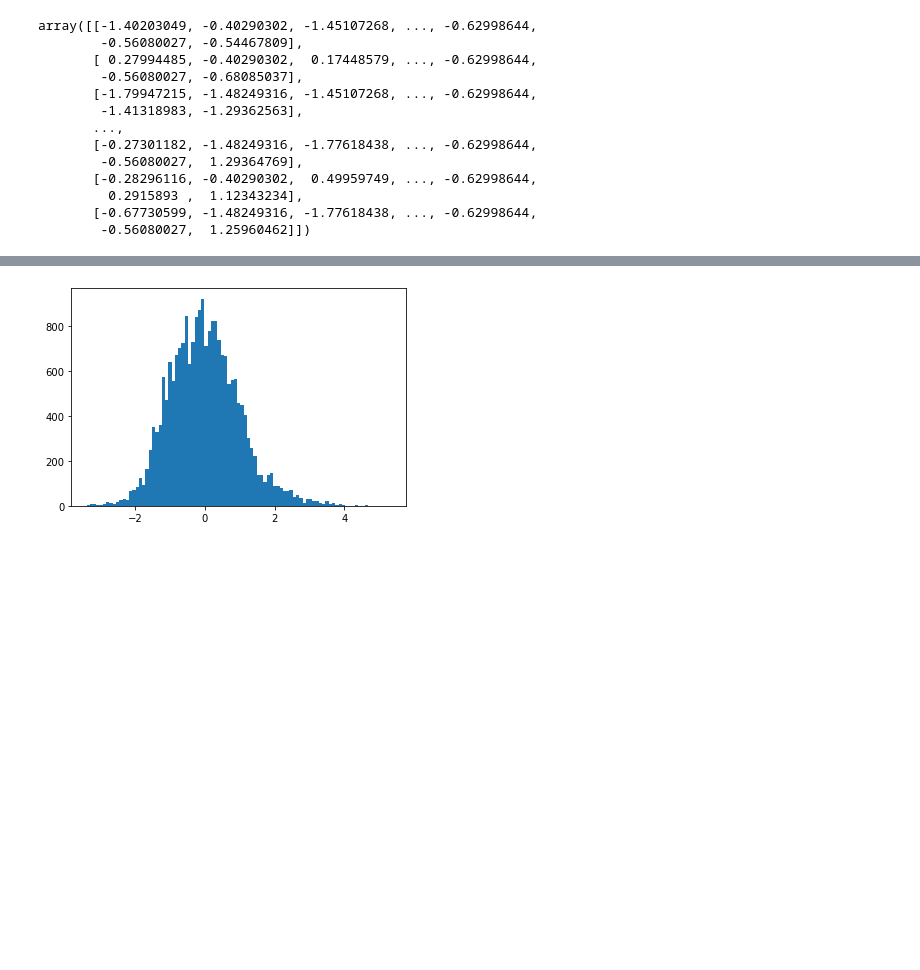
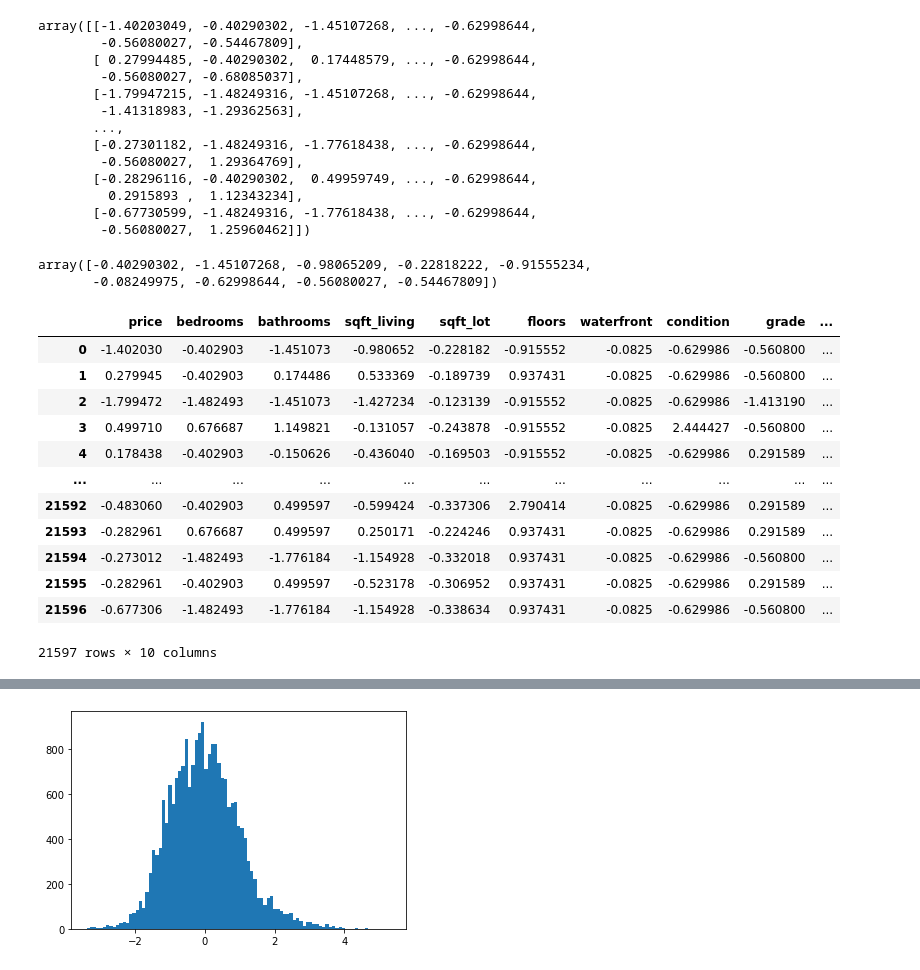
Before and after one commit to aishabaitemirovaothman/phase2_project_group7, a Jupyter notebook: aisha_notebook.ipynb, the cells around one changed output, grey strips where cells are left out. Cells and saved outputs as stored; diff of their text form; code cells hidden in the pictures; blank space fills up the shorter version.

```diff
--- a/aisha_notebook.ipynb
+++ b/aisha_notebook.ipynb
@@ -374,3 +357,35 @@ array([[-1.40203049, -0.40290302, -1.45107268, ..., -0.62998644,
          0.2915893 ,  1.12343234],
        [-0.67730599, -1.48249316, -1.77618438, ..., -0.62998644,
         -0.56080027,  1.25960462]])
+# %%
+df_standard_y = df_standard[:,0]
+
+df_standard_x = np.delete(df_standard,0,1)
+# %%
+df_standard_x[0]
+# %% [output]
+array([-0.40290302, -1.45107268, -0.98065209, -0.22818222, -0.91555234,
+       -0.08249975, -0.62998644, -0.56080027, -0.54467809])
+# %%
+df_standard_x_df = pd.DataFrame(df_standard_x, columns = ['bedrooms', 'bathrooms', 'sqft_living', 'sqft_lot', 'floors',
+       'waterfront', 'condition', 'grade', 'yr_built'])
+# %%
+df_standard_y_df = pd.DataFrame(df_standard_y, columns = ['price'])
+# %%
+concatenated_standard_dataframes = pd.concat([df_standard_y_df, df_standard_x_df], axis=1)
+# %%
+concatenated_standard_dataframes
+# %% [output]
+|  | price | bedrooms | bathrooms | sqft_living | sqft_lot | floors | waterfront | condition | grade | ... |
+| 0 | -1.402030 | -0.402903 | -1.451073 | -0.980652 | -0.228182 | -0.915552 | -0.0825 | -0.629986 | -0.560800 | ... |
+| 1 | 0.279945 | -0.402903 | 0.174486 | 0.533369 | -0.189739 | 0.937431 | -0.0825 | -0.629986 | -0.560800 | ... |
+| 2 | -1.799472 | -1.482493 | -1.451073 | -1.427234 | -0.123139 | -0.915552 | -0.0825 | -0.629986 | -1.413190 | ... |
+| 3 | 0.499710 | 0.676687 | 1.149821 | -0.131057 | -0.243878 | -0.915552 | -0.0825 | 2.444427 | -0.560800 | ... |
+| 4 | 0.178438 | -0.402903 | -0.150626 | -0.436040 | -0.169503 | -0.915552 | -0.0825 | -0.629986 | 0.291589 | ... |
+| ... | ... | ... | ... | ... | ... | ... | ... | ... | ... | ... |
+| 21592 | -0.483060 | -0.402903 | 0.499597 | -0.599424 | -0.337306 | 2.790414 | -0.0825 | -0.629986 | 0.291589 | ... |
+| 21593 | -0.282961 | 0.676687 | 0.499597 | 0.250171 | -0.224246 | 0.937431 | -0.0825 | -0.629986 | 0.291589 | ... |
+| 21594 | -0.273012 | -1.482493 | -1.776184 | -1.154928 | -0.332018 | 0.937431 | -0.0825 | -0.629986 | -0.560800 | ... |
+| 21595 | -0.282961 | -0.402903 | 0.499597 | -0.523178 | -0.306952 | 0.937431 | -0.0825 | -0.629986 | 0.291589 | ... |
+| 21596 | -0.677306 | -1.482493 | -1.776184 | -1.154928 | -0.338634 | 0.937431 | -0.0825 | -0.629986 | -0.560800 | ... |
+21597 rows × 10 columns
```
Also changed, not shown: parts of 36 cells of this notebook.
